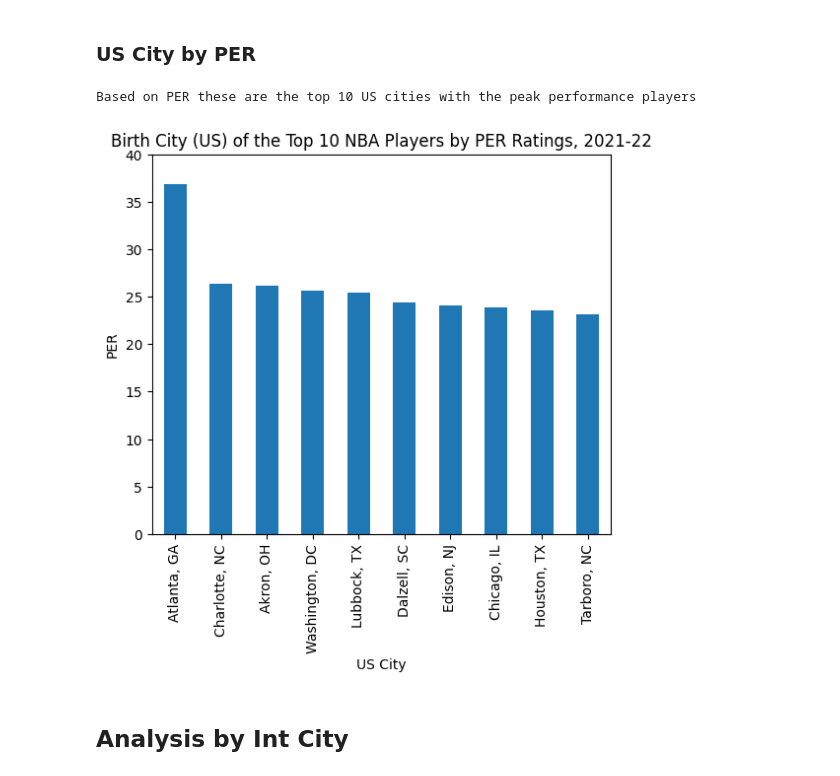
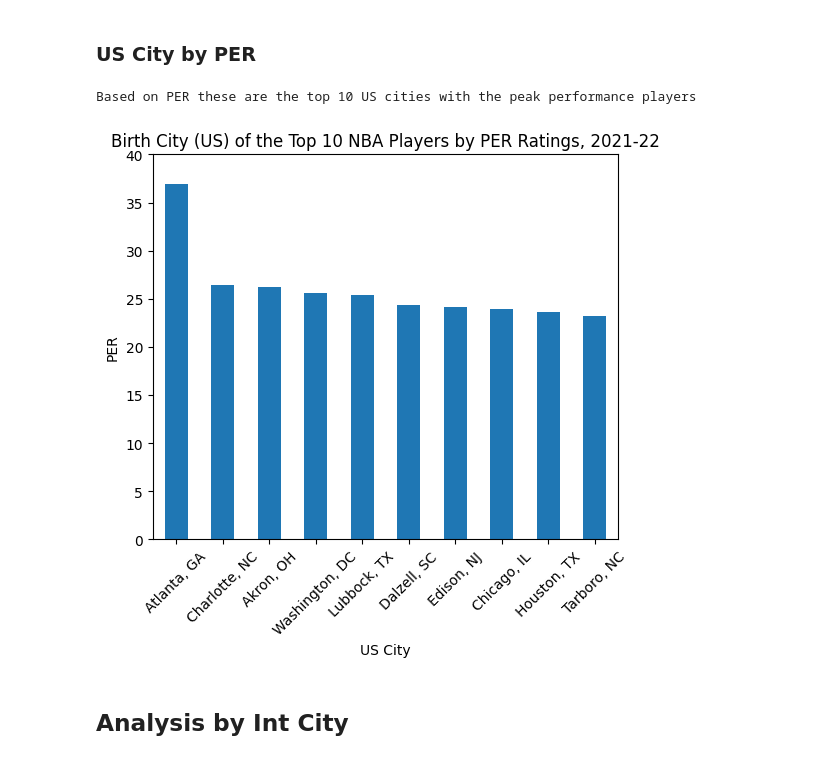
Before and after one commit to meeyoungPH/nba_superlatives, a Jupyter notebook: origin/NBA Geographical Analysis_v2.ipynb, the cells around one changed output. Drawn from its saved outputs; the diff is of its cells as text; code cells hidden in the pictures.

```diff
--- a/origin/NBA Geographical Analysis_v2.ipynb
+++ b/origin/NBA Geographical Analysis_v2.ipynb
@@ -214,25 +219,26 @@ The top 10  are shown here:
 # %%
 players_by_uscity_PER = players_by_uscity.copy()
 
 #Dataframe sorting starting on best PER
 players_by_uscity_PER_filter = players_by_uscity_PER[['Player US Full City','PER']].groupby('Player US Full City').max().sort_values(by="PER", ascending = False)
 
 #Dataframe cleaning all Nan on PER and selecting top 10
 players_by_uscity_PER_clean = players_by_uscity_PER_filter.dropna(subset=['PER']).head(10)
 
 #Dataframe plot
 players_by_uscity_PER_clean.plot(kind="bar", legend=False, ylabel="PER", xlabel="US City", figsize=(6,5))
 
 plt.ylim(0,40)
+plt.xticks(rotation=45)
 plt.title('Birth City (US) of the Top 10 NBA Players by PER Ratings, 2021-22')
 plt.savefig(f'{path}players_top10_2022_uscity_by_PER.png',bbox_inches='tight')
 
 print (f'Based on PER these are the top 10 US cities with the peak performance players')
 
 plt.show()
 # %% [output]
 Based on PER these are the top 10 US cities with the peak performance players
-[figure, old version]
+[figure, new version]
 # %% [markdown]
 ## Analysis by Int City
 # %% [markdown]
```
Also changed, not shown: parts of 7 cells of this notebook, 8 other files.
